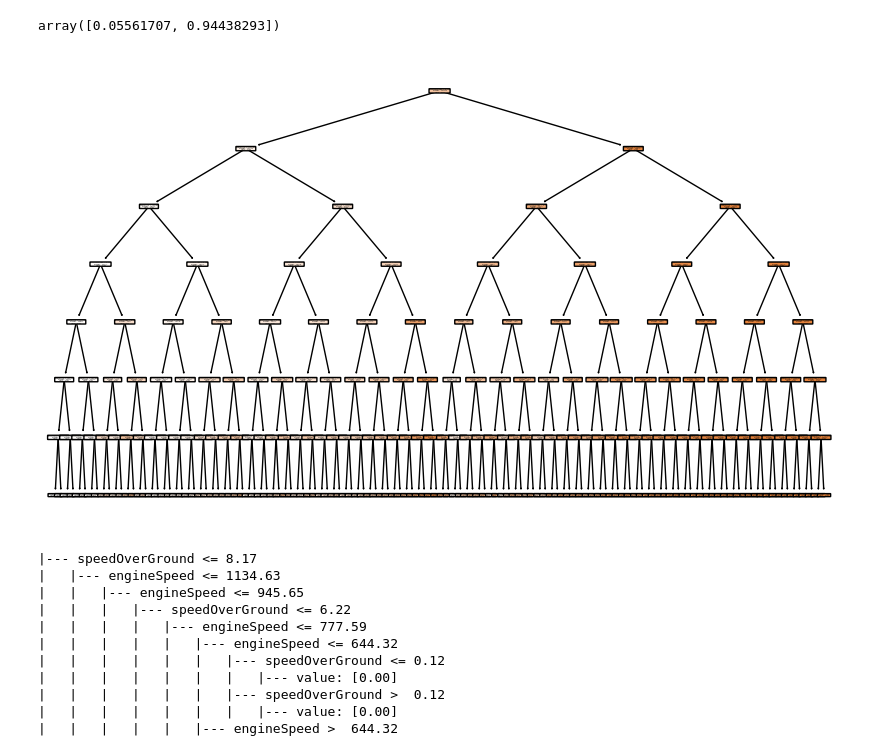
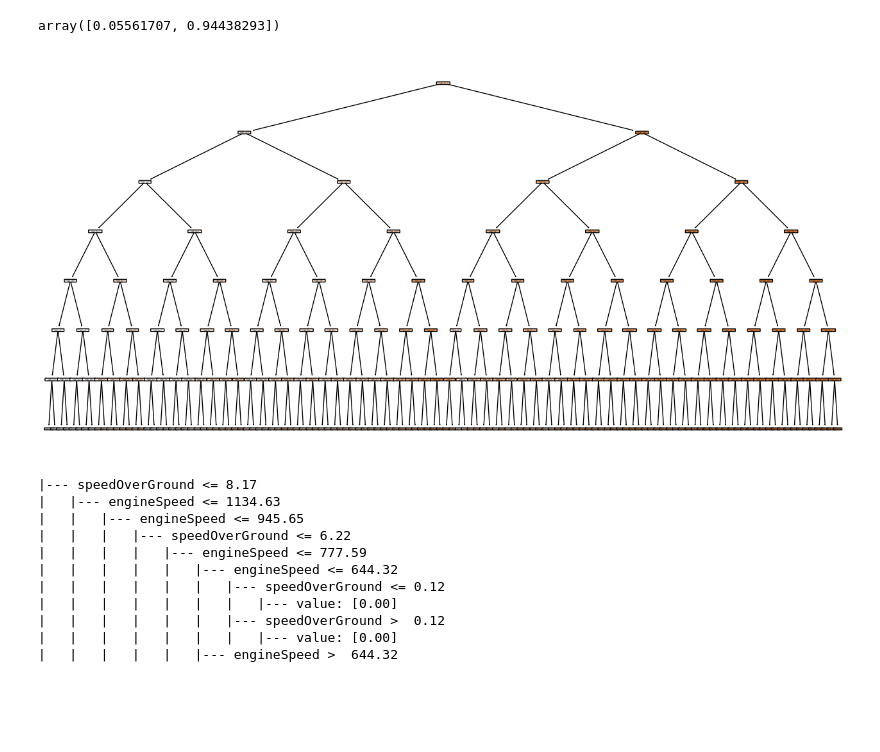
Before and after one commit to cooperhankun/Deep_learning, a Jupyter notebook: project/cetasol_1.ipynb, the cells around one changed output. Drawn from its saved outputs; the diff is of its cells as text; code cells hidden in the pictures; blank space fills up the shorter version.

```diff
--- a/project/cetasol_1.ipynb
+++ b/project/cetasol_1.ipynb
@@ -516,10 +516,10 @@ array([0.05561707, 0.94438293])
 # %%
 from sklearn import tree
 
-fig, ax = plt.figure(figsize=(10,6), dpi=100), plt.axes()
+fig, ax = plt.figure(figsize=(16,8), dpi=100), plt.axes()
 tree.plot_tree(model_tree_regression, filled=True, ax=ax, feature_names=list(X.columns), impurity=False, rounded=True);
 # %% [output]
-[figure, old version]
+[figure, new version]
 # %%
 print(tree.export_text(model_tree_regression, feature_names = list(X_train.columns)))
 # %% [output]
```
Also changed, not shown: parts of 16 cells of this notebook.
